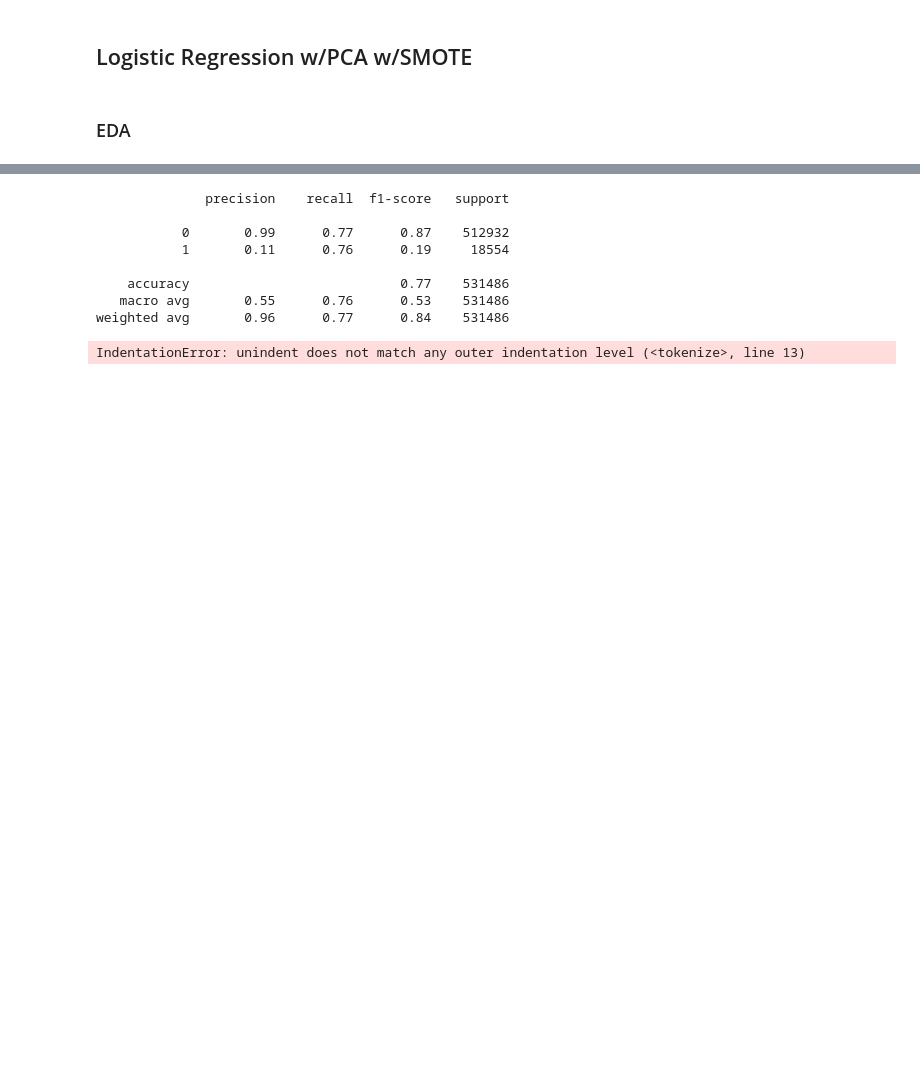
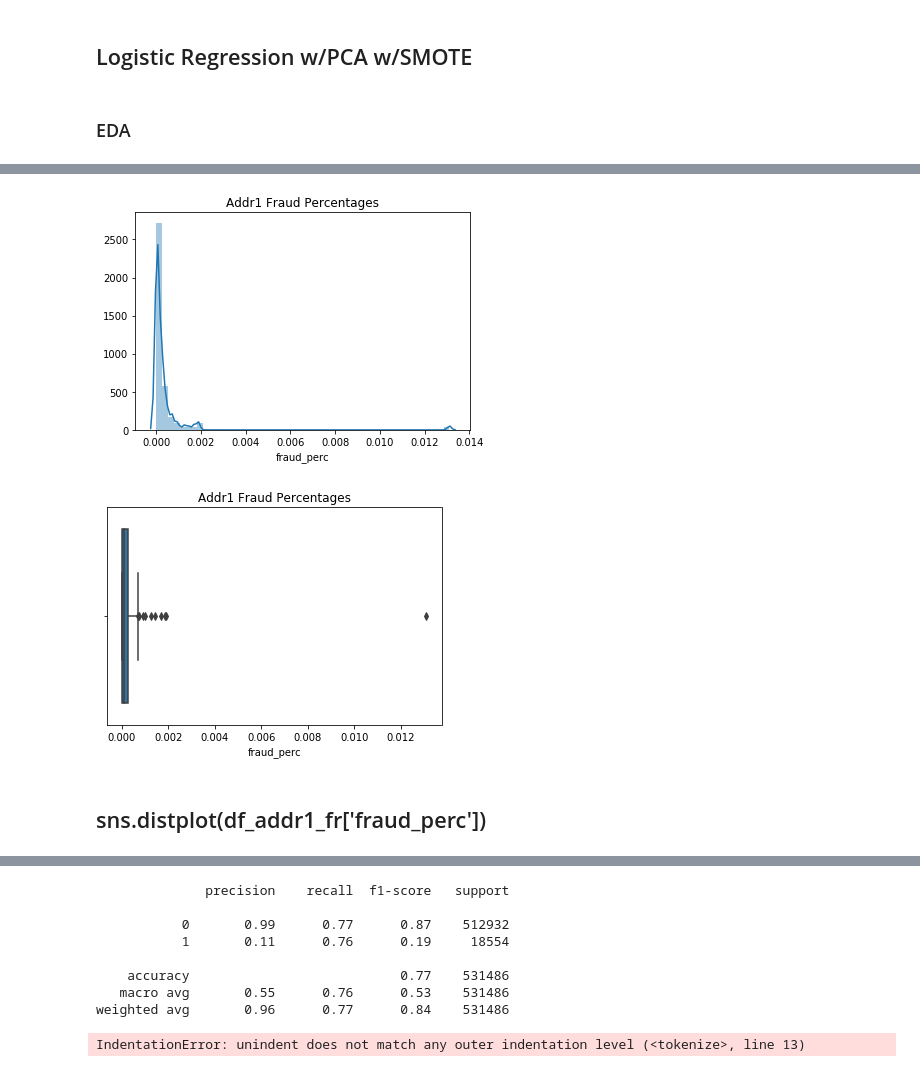
Before and after one commit to kirahman2/fraud_detection, a Jupyter notebook: Fraud Detection EDA.ipynb, the cells around one changed output, grey strips where cells are left out. Cells and saved outputs as stored; diff of their text form; code cells hidden in the pictures; blank space fills up the shorter version.

```diff
--- a/Fraud Detection EDA.ipynb
+++ b/Fraud Detection EDA.ipynb
@@ -706,0 +693,2 @@ X = X.drop('addr4', axis=1)
+# %%
+df_addr1_new = df_addr1_fr.set_index('col_val')
@@ -706,0 +760,20 @@ X = X.drop('addr4', axis=1)
+# %%
+df_addr1_fr[df_addr1_fr['fraud_perc']>0]
+
+sns.distplot(df_addr1_fr[df_addr1_fr['fraud_perc']>0]['fraud_perc'])
+plt.title('Addr1 Fraud Percentages')
+plt.show()
+
+sns.boxplot(df_addr1_fr[df_addr1_fr['fraud_perc']>0]['fraud_perc'])
+plt.title('Addr1 Fraud Percentages')
+plt.show()
+
+# what if we just map what we already have.. we map our current values as percentages into another column...
+# well, we should still bin these values...
+
+# interquartile range gets 1, outliers get 2 and the big outlier gets 3, others get 0. Test this...
+# %% [output]
+[figure, added]
+[figure, added]
+# %% [markdown]
+## sns.distplot(df_addr1_fr['fraud_perc'])
```
Also changed, not shown: parts of 52 cells of this notebook.
